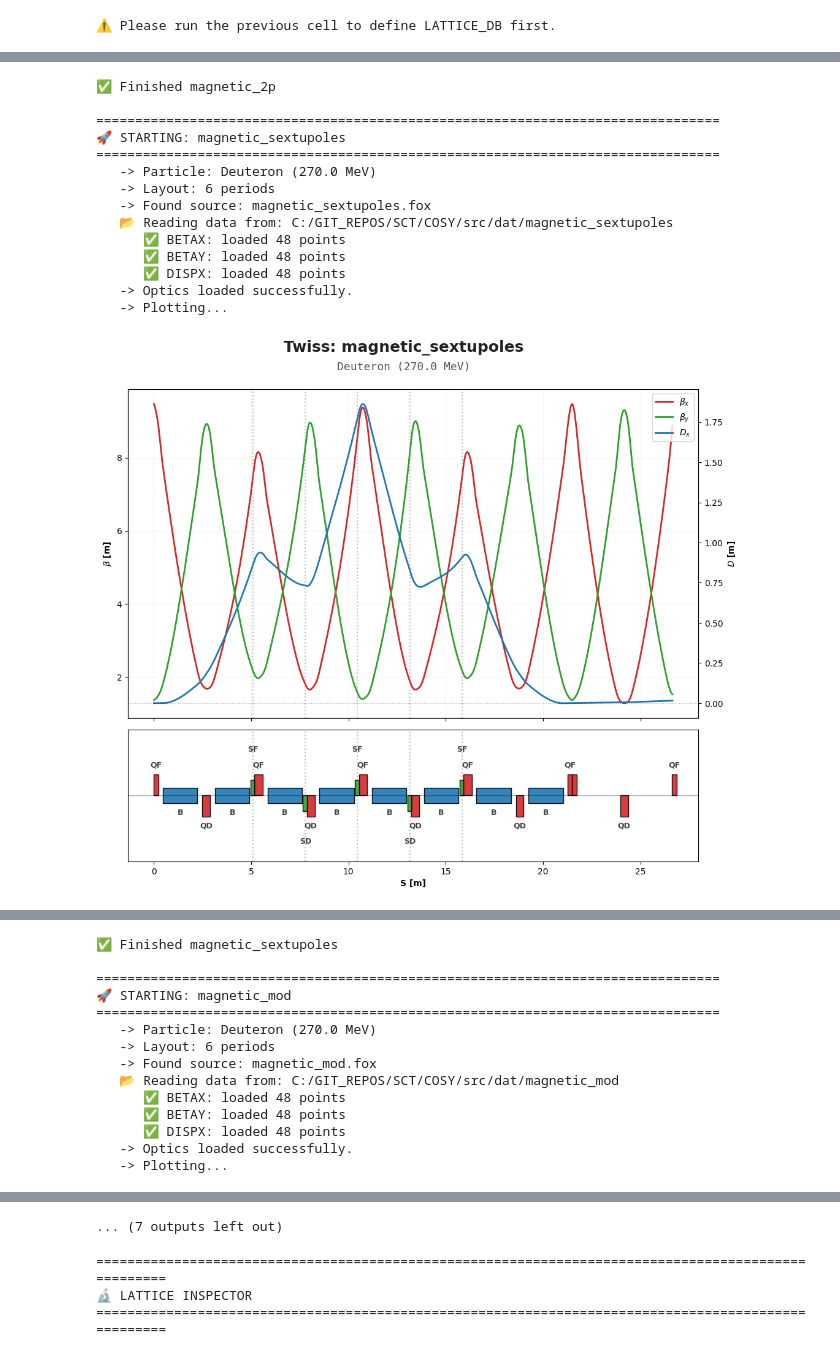
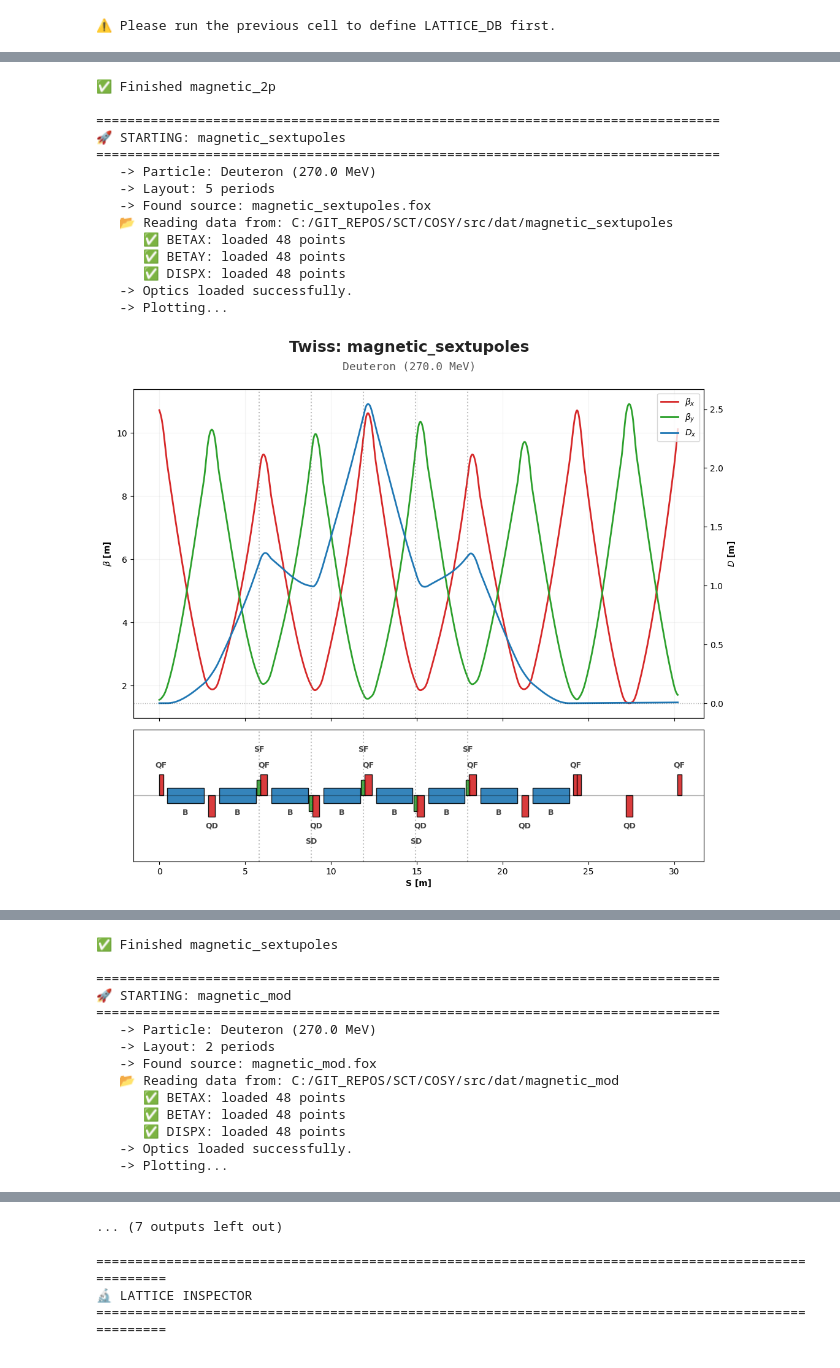
Before and after one commit to sergeybell/SCT, a Jupyter notebook: COSY/analysis/Plotter.ipynb, the cells around one changed output, grey strips where cells are left out. Saved outputs shown, nothing was run; the diff lists cells and outputs as text; code cells hidden in the pictures.

Commit message:
Add lattice magnetic with 5 periods in order to explan x-plane.

```diff
--- a/COSY/analysis/Plotter.ipynb
+++ b/COSY/analysis/Plotter.ipynb
@@ -820,7 +820,7 @@ LATTICE_DB = {
     # --- 2. Magnetic with Sextupoles ---
     'magnetic_sextupoles': {
         'particle': Deuteron(270.0),
-        'n_periods': 6,
+        'n_periods': 5,
         'inputs': {
             'EB1': 0.0,
             'SEXTGx1': 0.1, 'SEXTGx2': 0.1,
@@ -832,7 +832,7 @@ LATTICE_DB = {
         # --- 2. Magnetic Modified with Sextupoles ---
     'magnetic_mod': {
         'particle': Deuteron(270.0),
-        'n_periods': 6,
+        'n_periods': 2,
         'inputs': {
             'EB1': 0.0,
             'SEXTGx1': 0.1, 'SEXTGx2': 0.1,
@@ -942,32 +942,32 @@ for lat_name, config in LATTICE_DB.items():
         print(f"❌ CRITICAL ERROR on {lat_name}: {e}")
         # import traceback; traceback.print_exc()
 # %% [output]
 ================================================================================
 🚀 STARTING: magnetic_2p
 ================================================================================
    -> Particle: Deuteron (270.0 MeV)
    -> Layout: 2 periods
    -> Found source: magnetic_2p.fox
    📂 Reading data from: C:/GIT_REPOS/SCT/COSY/src/dat/magnetic_2p
       ✅ BETAX: loaded 51 points
       ✅ BETAY: loaded 51 points
       ✅ DISPX: loaded 51 points
    -> Optics loaded successfully.
    -> Plotting...
 [figure]
 [figure]
 ✅ Finished magnetic_2p
 
 ================================================================================
 🚀 STARTING: magnetic_sextupoles
 ================================================================================
    -> Particle: Deuteron (270.0 MeV)
-   -> Layout: 6 periods
+   -> Layout: 5 periods
    -> Found source: magnetic_sextupoles.fox
    📂 Reading data from: C:/GIT_REPOS/SCT/COSY/src/dat/magnetic_sextupoles
       ✅ BETAX: loaded 48 points
       ✅ BETAY: loaded 48 points
       ✅ DISPX: loaded 48 points
    -> Optics loaded successfully.
    -> Plotting...
-[figure, old version]
+[figure, new version]
@@ -978,7 +978,7 @@ for lat_name, config in LATTICE_DB.items():
 🚀 STARTING: magnetic_mod
 ================================================================================
    -> Particle: Deuteron (270.0 MeV)
-   -> Layout: 6 periods
+   -> Layout: 2 periods
    -> Found source: magnetic_mod.fox
    📂 Reading data from: C:/GIT_REPOS/SCT/COSY/src/dat/magnetic_mod
       ✅ BETAX: loaded 48 points
```
Also changed, not shown: parts of 1 cell of this notebook, 30 other files.
